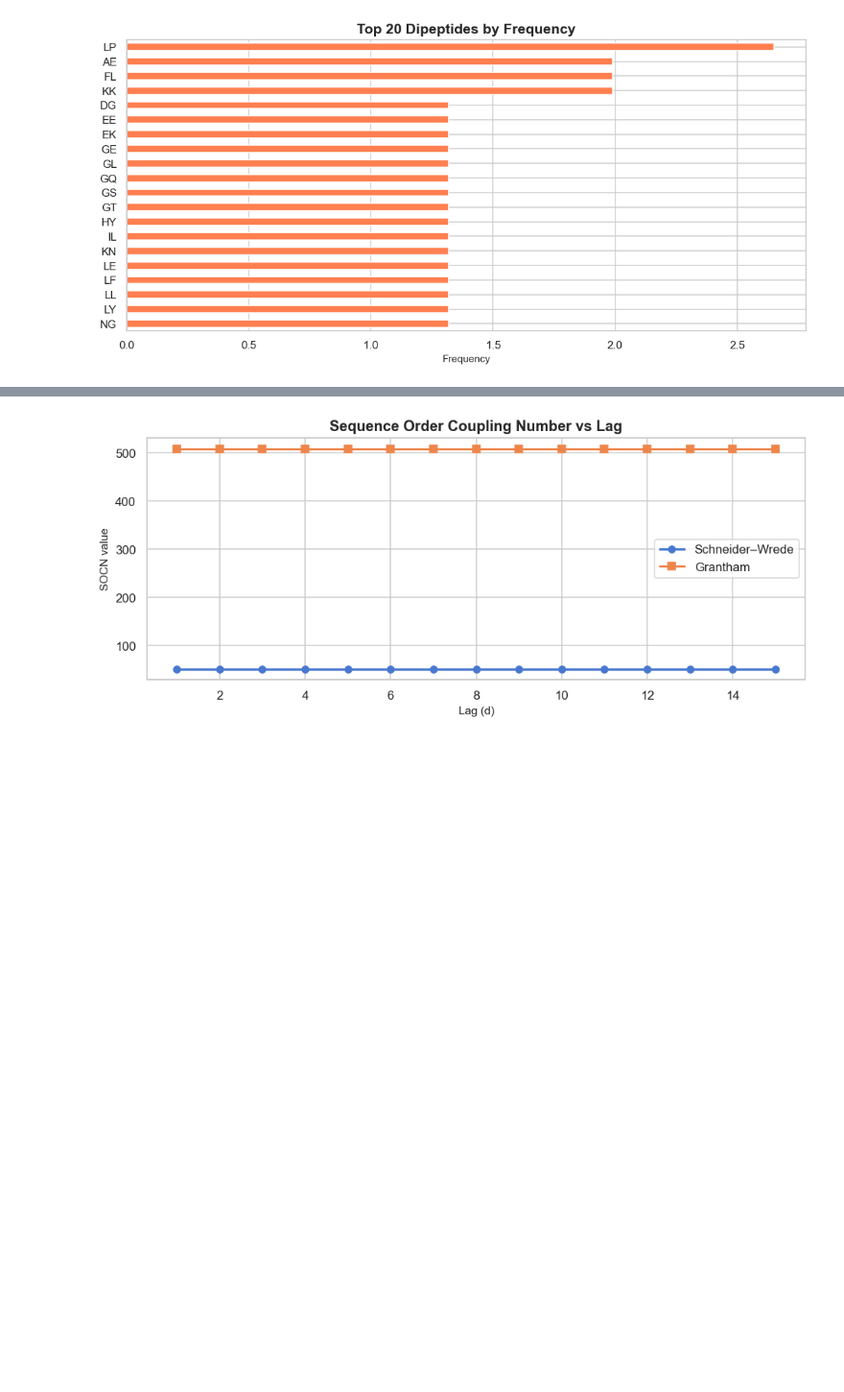
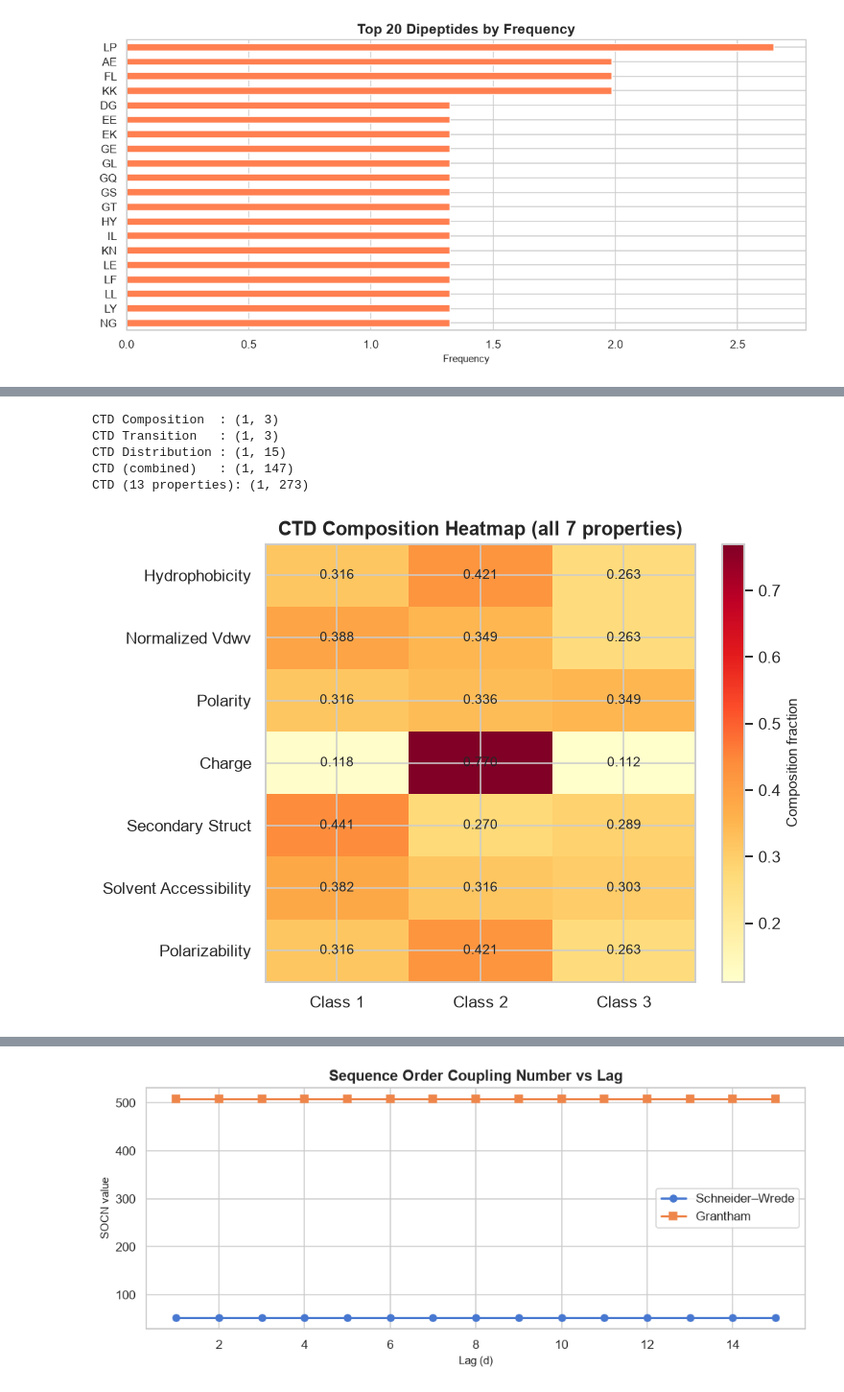
Before and after one commit to amckenna41/protPy, a Jupyter notebook: examples/protpy_tutorial.ipynb, the cells around one changed output, grey strips where cells are left out. Shown at 96% size. Saved outputs shown, nothing was run; the diff lists cells and outputs as text; code cells hidden in the pictures; blank space fills up the shorter version.

```diff
--- a/examples/protpy_tutorial.ipynb
+++ b/examples/protpy_tutorial.ipynb
@@ -421,0 +342,48 @@ Sequence Order Coupling Number (SOCN) and Quasi-Sequence Order (QSO) capture lon
+# %%
+# ── CTD parts for one property, and all 7 properties combined ────────────────
+ctd_comp = protpy.ctd(SEQ_SHORT, all_ctd=False, parts="C")
+ctd_tran = protpy.ctd(SEQ_SHORT, all_ctd=False, parts="T")
+ctd_dist = protpy.ctd(SEQ_SHORT, all_ctd=False, parts="D")
+ctd_all  = protpy.ctd(SEQ_SHORT)   # all 7 properties, composition + transition + distribution
+
+print(f"CTD Composition  : {ctd_comp.shape}")
+print(f"CTD Transition   : {ctd_tran.shape}")
+print(f"CTD Distribution : {ctd_dist.shape}")
+print(f"CTD (combined)   : {ctd_all.shape}")
+#13 properties with the extra iFeature partitions
+print(f"CTD (13 properties): {protpy.ctd(SEQ_SHORT, property_set='ifeature13').shape}")
+# %% [output]
+CTD Composition  : (1, 3)
+CTD Transition   : (1, 3)
+CTD Distribution : (1, 15)
+CTD (combined)   : (1, 147)
+CTD (13 properties): (1, 273)
+# %%
+# ── Compute CTD composition for all 7 built-in properties ────────────────────
+from protpy.ctd import ctd_properties
+
+prop_names = list(ctd_properties.keys())   # 7 named properties
+comp_rows = []
+for prop in prop_names:
+    row = protpy.ctd(SEQ_SHORT, property=prop, all_ctd=False, parts="C")
+    comp_rows.append(row.values[0])
+
+comp_arr = np.array(comp_rows)          # shape (7, 3)
+class_labels = ["Class 1", "Class 2", "Class 3"]
+
+# ── Heatmap ───────────────────────────────────────────────────────────────────
+fig, ax = plt.subplots(figsize=(7, 5))
+im = ax.imshow(comp_arr, cmap="YlOrRd", aspect="auto")
+ax.set_xticks(range(3))
+ax.set_xticklabels(class_labels)
+ax.set_yticks(range(len(prop_names)))
+ax.set_yticklabels([p.replace("_", " ").title() for p in prop_names])
+plt.colorbar(im, ax=ax, label="Composition fraction")
+for i in range(len(prop_names)):
+    for j in range(3):
+        ax.text(j, i, f"{comp_arr[i, j]:.3f}", ha="center", va="center", fontsize=9)
+ax.set_title("CTD Composition Heatmap (all 7 properties)", fontsize=13, fontweight="bold")
+plt.tight_layout()
+plt.show()
+# %% [output]
+[figure, added]
```
Also changed, not shown: parts of 56 cells of this notebook, 59 other files.
